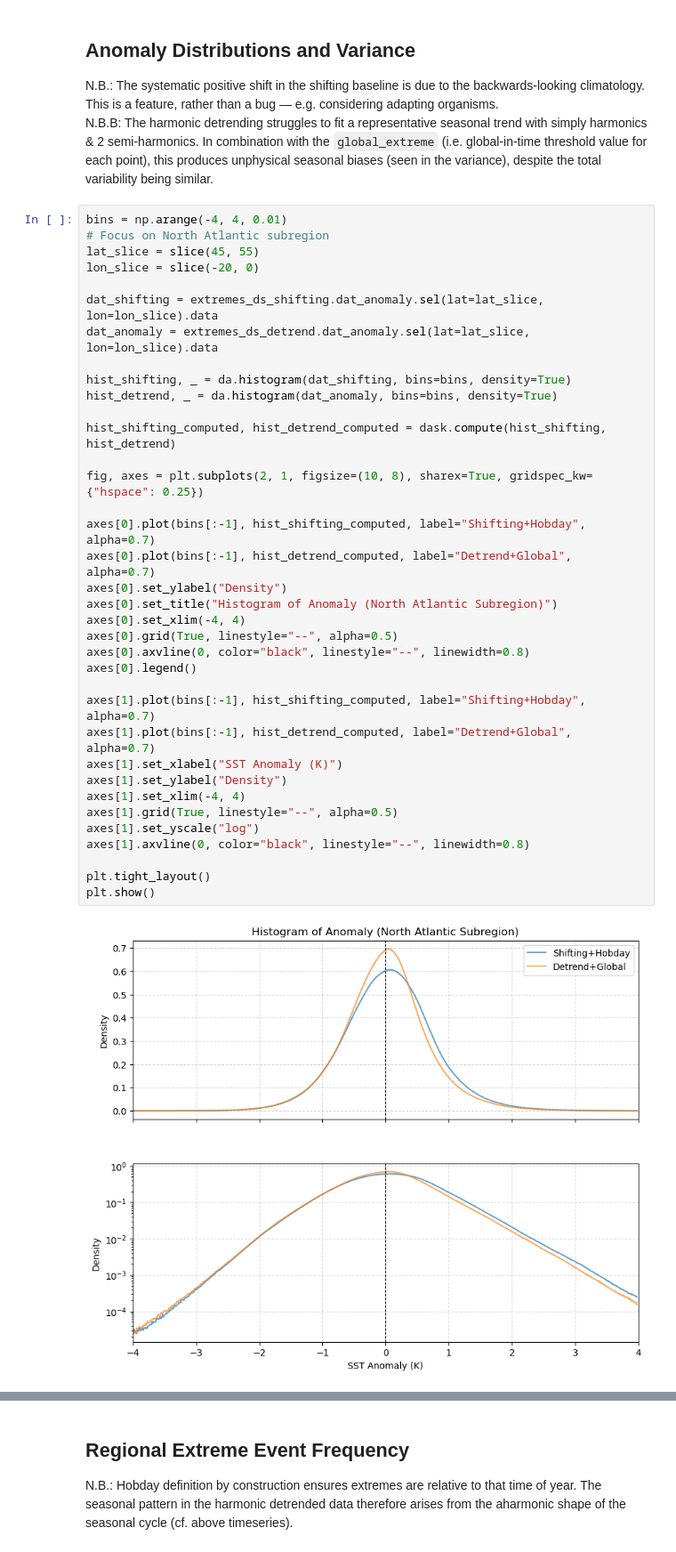
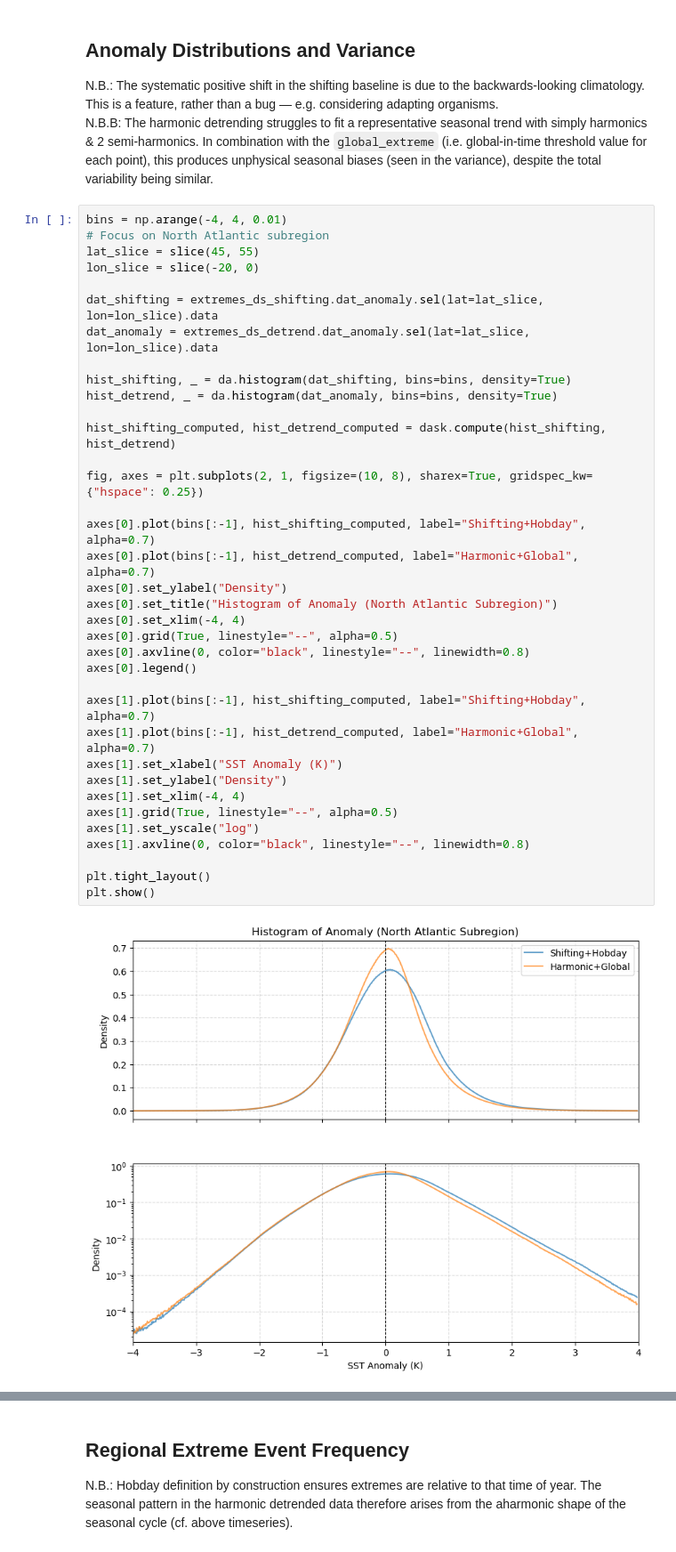
Before and after one commit to wienkers/marEx, a Jupyter notebook: examples/regional data/01_preprocess_extremes.ipynb, the cells around one changed output, grey strips where cells are left out. Shown at 89% size. Saved outputs shown, nothing was run; the diff lists cells and outputs as text.

```diff
--- a/examples/regional data/01_preprocess_extremes.ipynb
+++ b/examples/regional data/01_preprocess_extremes.ipynb
@@ -452,36 +380,36 @@ lon_slice = slice(-20, 0)
 
 dat_shifting = extremes_ds_shifting.dat_anomaly.sel(lat=lat_slice, lon=lon_slice).data
 dat_anomaly = extremes_ds_detrend.dat_anomaly.sel(lat=lat_slice, lon=lon_slice).data
 
 hist_shifting, _ = da.histogram(dat_shifting, bins=bins, density=True)
 hist_detrend, _ = da.histogram(dat_anomaly, bins=bins, density=True)
 
 hist_shifting_computed, hist_detrend_computed = dask.compute(hist_shifting, hist_detrend)
 
 fig, axes = plt.subplots(2, 1, figsize=(10, 8), sharex=True, gridspec_kw={"hspace": 0.25})
 
 axes[0].plot(bins[:-1], hist_shifting_computed, label="Shifting+Hobday", alpha=0.7)
-axes[0].plot(bins[:-1], hist_detrend_computed, label="Detrend+Global", alpha=0.7)
+axes[0].plot(bins[:-1], hist_detrend_computed, label="Harmonic+Global", alpha=0.7)
 axes[0].set_ylabel("Density")
 axes[0].set_title("Histogram of Anomaly (North Atlantic Subregion)")
 axes[0].set_xlim(-4, 4)
 axes[0].grid(True, linestyle="--", alpha=0.5)
 axes[0].axvline(0, color="black", linestyle="--", linewidth=0.8)
 axes[0].legend()
 
 axes[1].plot(bins[:-1], hist_shifting_computed, label="Shifting+Hobday", alpha=0.7)
-axes[1].plot(bins[:-1], hist_detrend_computed, label="Detrend+Global", alpha=0.7)
+axes[1].plot(bins[:-1], hist_detrend_computed, label="Harmonic+Global", alpha=0.7)
 axes[1].set_xlabel("SST Anomaly (K)")
 axes[1].set_ylabel("Density")
 axes[1].set_xlim(-4, 4)
 axes[1].grid(True, linestyle="--", alpha=0.5)
 axes[1].set_yscale("log")
 axes[1].axvline(0, color="black", linestyle="--", linewidth=0.8)
 
 plt.tight_layout()
 plt.show()
 # %% [output]
-[figure, old version]
+[figure, new version]
 # %%
 shifting_variance = extremes_ds_shifting.dat_anomaly.std(dim="time")
 detrend_variance = extremes_ds_detrend.dat_anomaly.std(dim="time")
```
Also changed, not shown: parts of 15 cells of this notebook, 13 other files.
